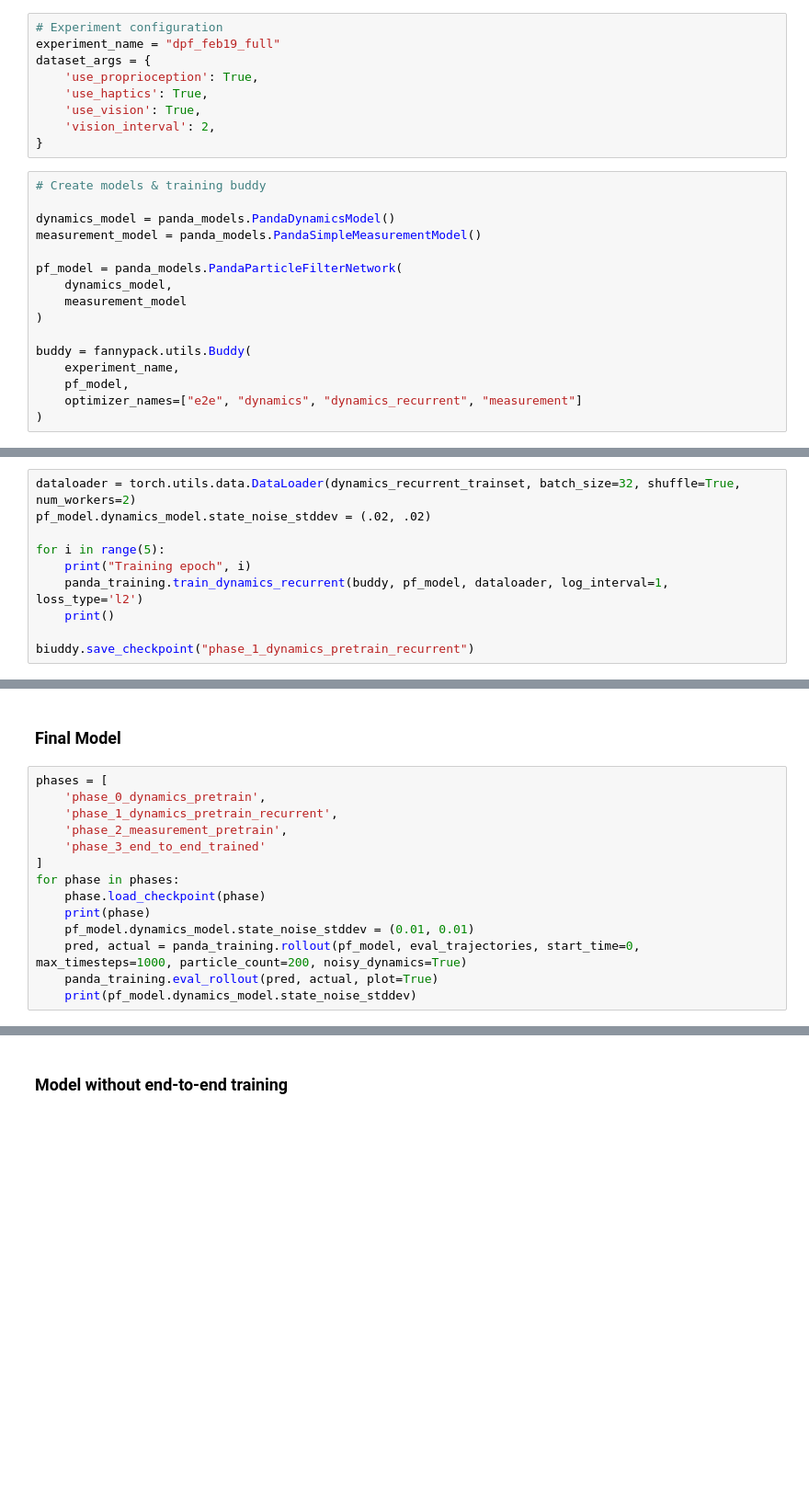
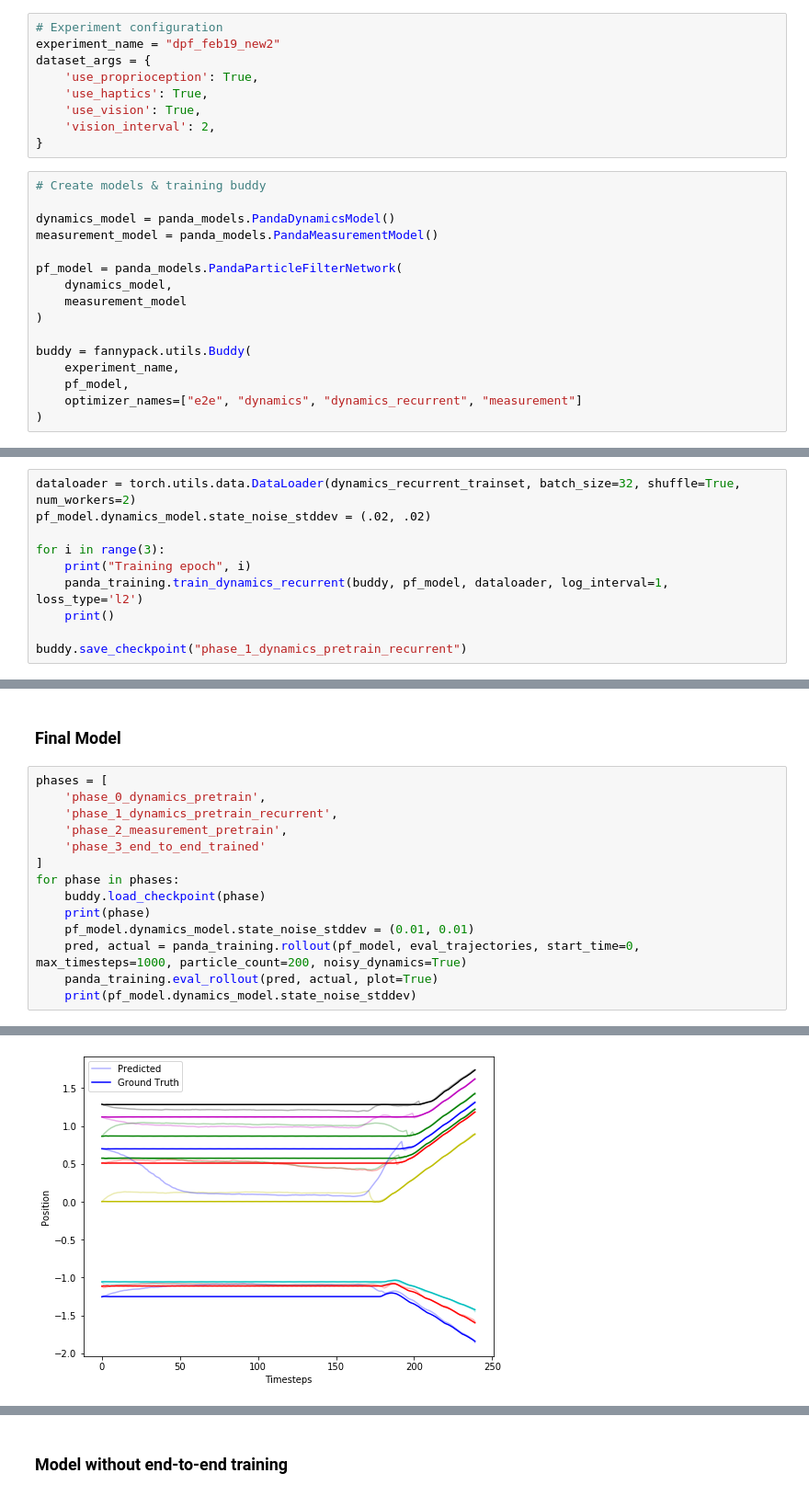
Before and after one commit to HaoWen470/crossmodal_filtering1, a Jupyter notebook: train_dpf_all_sensors.ipynb, the cells around one changed output, grey strips where cells are left out. Shown at 92% size. Saved outputs shown, nothing was run; the diff lists cells and outputs as text; blank space fills up the shorter version.

```diff
--- a/train_dpf_all_sensors.ipynb
+++ b/train_dpf_all_sensors.ipynb
@@ -16,7 +16,7 @@ from lib import dpf, panda_models, panda_datasets, panda_training
 print(torch.__version__, np.__version__)
 # %%
 # Experiment configuration
-experiment_name = "dpf_feb19_full"
+experiment_name = "dpf_feb19_new2"
 dataset_args = {
     'use_proprioception': True,
     'use_haptics': True,
@@ -27,7 +27,7 @@ dataset_args = {
 # Create models & training buddy
 
 dynamics_model = panda_models.PandaDynamicsModel()
-measurement_model = panda_models.PandaSimpleMeasurementModel()
+measurement_model = panda_models.PandaMeasurementModel()
 
 pf_model = panda_models.PandaParticleFilterNetwork(
     dynamics_model,
@@ -65,12 +65,12 @@ biuddy.save_checkpoint("phase_0_dynamics_pretrain")
 dataloader = torch.utils.data.DataLoader(dynamics_recurrent_trainset, batch_size=32, shuffle=True, num_workers=2)
 pf_model.dynamics_model.state_noise_stddev = (.02, .02)
 
-for i in range(5):
+for i in range(3):
     print("Training epoch", i)
     panda_training.train_dynamics_recurrent(buddy, pf_model, dataloader, log_interval=1, loss_type='l2')
     print()
 
-biuddy.save_checkpoint("phase_1_dynamics_pretrain_recurrent")
+buddy.save_checkpoint("phase_1_dynamics_pretrain_recurrent")
 # %% [markdown]
 # Measurement Model Pre-Training
 # %%
@@ -143,9 +169,10 @@ phases = [
     'phase_3_end_to_end_trained'
 ]
 for phase in phases:
-    phase.load_checkpoint(phase)
+    buddy.load_checkpoint(phase)
     print(phase)
     pf_model.dynamics_model.state_noise_stddev = (0.01, 0.01)
     pred, actual = panda_training.rollout(pf_model, eval_trajectories, start_time=0, max_timesteps=1000, particle_count=200, noisy_dynamics=True)
     panda_training.eval_rollout(pred, actual, plot=True)
     print(pf_model.dynamics_model.state_noise_stddev)
+# %% [output]
@@ -151,0 +182 @@ for phase in phases:
+[figure, added]
```
Also changed, not shown: parts of 8 cells of this notebook, 4 other files.
